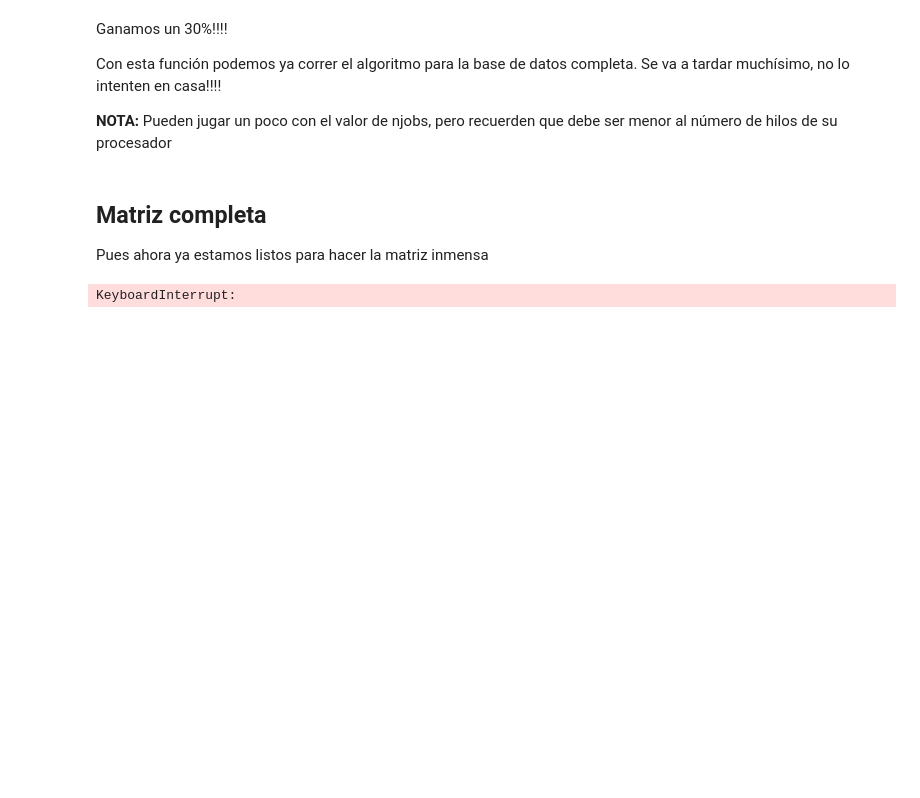
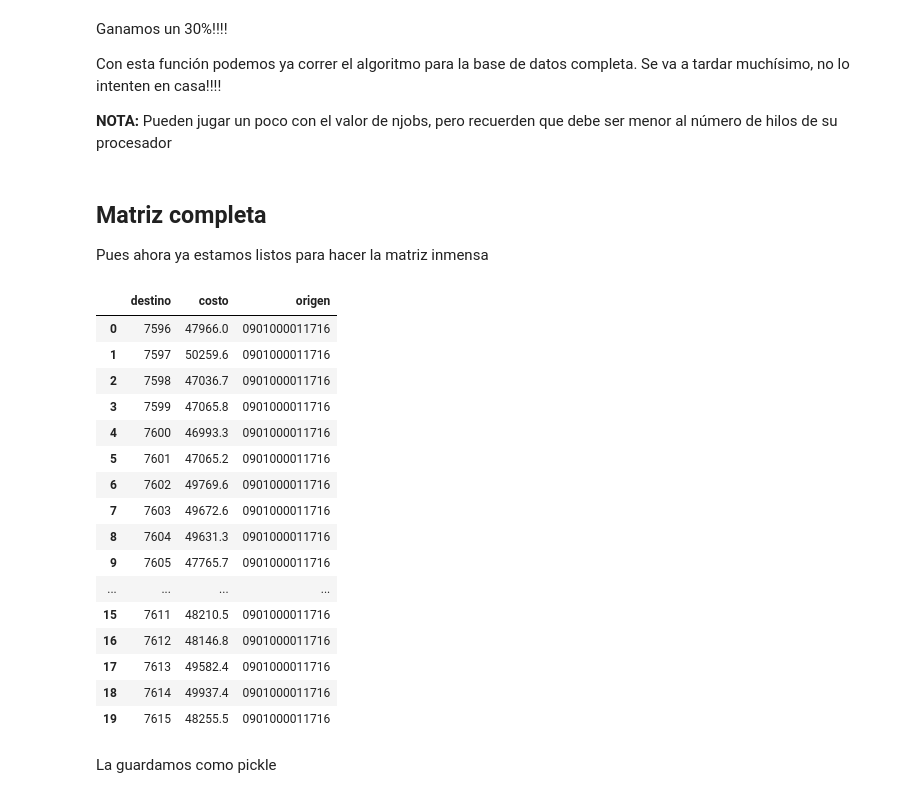
Before and after one commit to CentroGeo/temas-selectos-geoinformatica, a Jupyter notebook: accesibilidad/Matrices_OD.ipynb, the cells around one changed output. Drawn from its saved outputs; the diff is of its cells as text; code cells hidden in the pictures; blank space fills up the shorter version.

Commit message:
Matriz completa.

```diff
--- a/accesibilidad/Matrices_OD.ipynb
+++ b/accesibilidad/Matrices_OD.ipynb
@@ -265,7 +265,23 @@ Con esta función podemos ya correr el algoritmo para la base de datos completa.
 
 Pues ahora ya estamos listos para hacer la matriz inmensa
 # %%
-matriz_completa = parallel_get_od_matrix-(agebs_zmvm_centroides, areas_verdes_centroides, njobs=8)
+matriz_completa = parallel_get_od_matrix(agebs_zmvm_centroides, areas_verdes_centroides, 20)
 matriz_completa.head(20)
 # %% [output]
-KeyboardInterrupt:
+|  | destino | costo | origen |
+| 0 | 7596 | 47966.0 | 0901000011716 |
+| 1 | 7597 | 50259.6 | 0901000011716 |
+| 2 | 7598 | 47036.7 | 0901000011716 |
+| 3 | 7599 | 47065.8 | 0901000011716 |
+| 4 | 7600 | 46993.3 | 0901000011716 |
+| 5 | 7601 | 47065.2 | 0901000011716 |
+| 6 | 7602 | 49769.6 | 0901000011716 |
+| 7 | 7603 | 49672.6 | 0901000011716 |
+| 8 | 7604 | 49631.3 | 0901000011716 |
+| 9 | 7605 | 47765.7 | 0901000011716 |
+| ... | ... | ... | ... |
+| 15 | 7611 | 48210.5 | 0901000011716 |
+| 16 | 7612 | 48146.8 | 0901000011716 |
+| 17 | 7613 | 49582.4 | 0901000011716 |
+| 18 | 7614 | 49937.4 | 0901000011716 |
+| 19 | 7615 | 48255.5 | 0901000011716 |
@@ -273,0 +288,2 @@ matriz_completa.to_pickle("datos/matriz_od_walking.pkl")
+# %% [markdown]
+La guardamos como pickle
```
Also changed, not shown: parts of 2 cells of this notebook, 1 other file.
